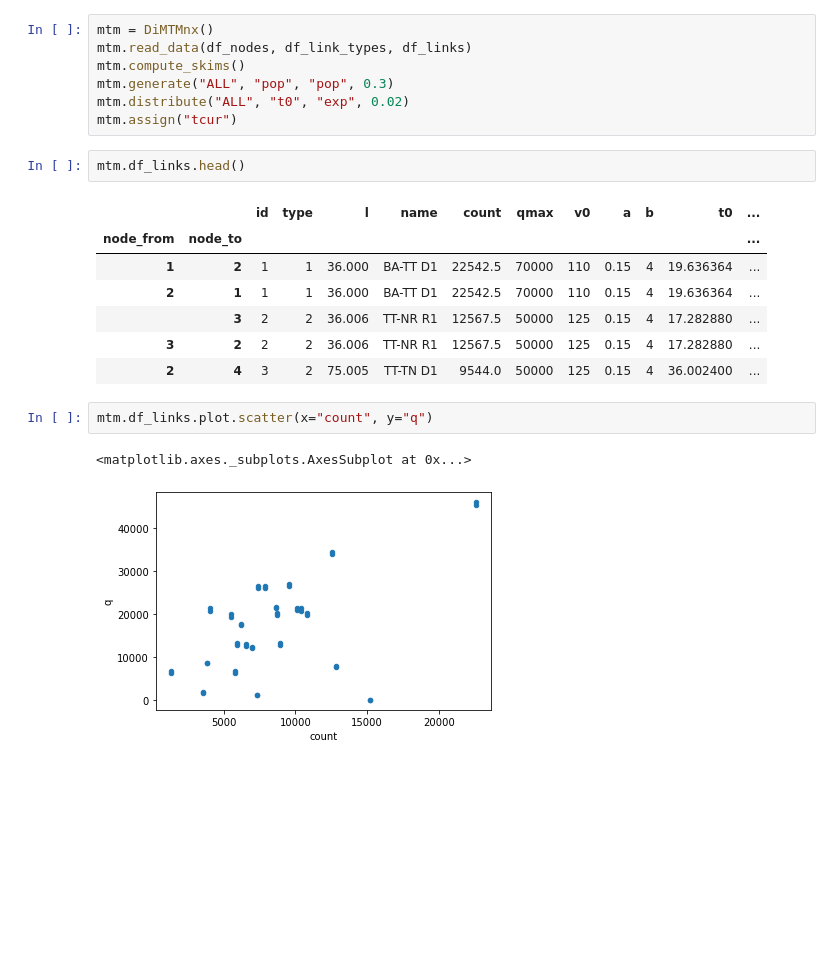
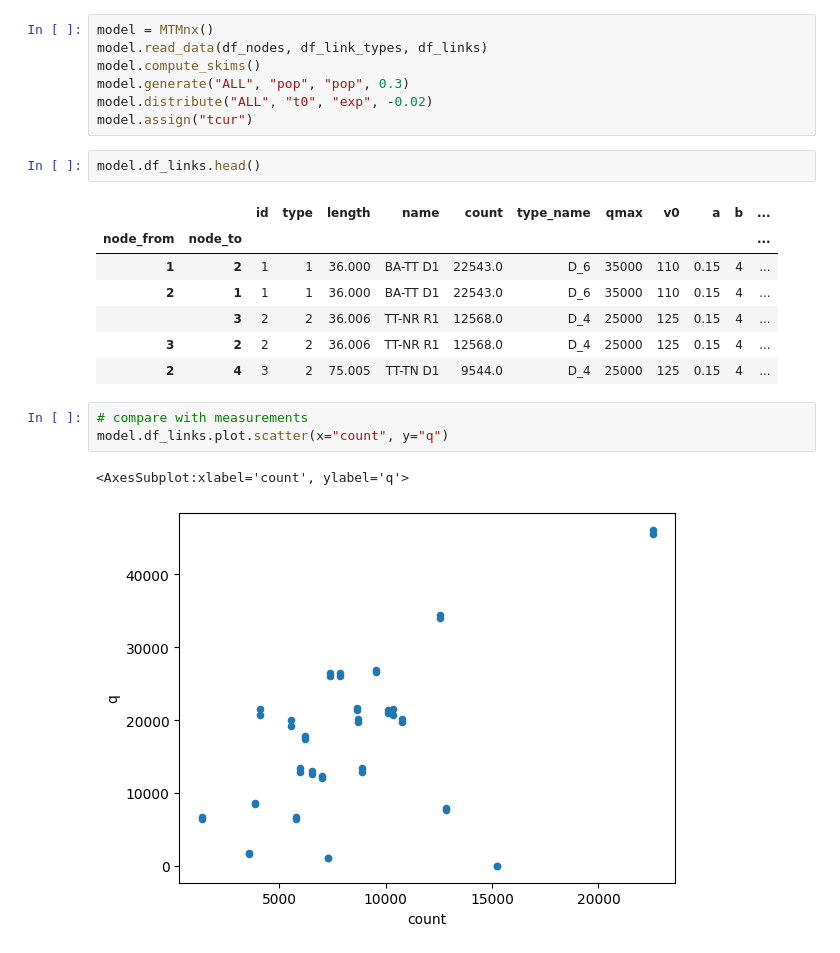
Before and after one commit to petervanya/traffic-flow, a Jupyter notebook: testing/run_all_methods_nx.ipynb, the cells around one changed output. Cells and saved outputs as stored; diff of their text form; blank space fills up the shorter version.

```diff
--- a/testing/run_all_methods_nx.ipynb
+++ b/testing/run_all_methods_nx.ipynb
@@ -68,22 +76,23 @@ df_nodes, df_link_types, df_links = load_network_2_directed()
 # %%
-mtm = DiMTMnx()
-mtm.read_data(df_nodes, df_link_types, df_links)
-mtm.compute_skims()
-mtm.generate("ALL", "pop", "pop", 0.3)
-mtm.distribute("ALL", "t0", "exp", 0.02)
-mtm.assign("tcur")
+model = MTMnx()
+model.read_data(df_nodes, df_link_types, df_links)
+model.compute_skims()
+model.generate("ALL", "pop", "pop", 0.3)
+model.distribute("ALL", "t0", "exp", -0.02)
+model.assign("tcur")
 # %%
-mtm.df_links.head()
+model.df_links.head()
 # %% [output]
-|  |  | id | type | l | name | count | qmax | v0 | a | b | t0 | ... |
+|  |  | id | type | length | name | count | type_name | qmax | v0 | a | b | ... |
 | node_from | node_to |  |  |  |  |  |  |  |  |  |  | ... |
-| 1 | 2 | 1 | 1 | 36.000 | BA-TT D1 | 22542.5 | 70000 | 110 | 0.15 | 4 | 19.636364 | ... |
-| 2 | 1 | 1 | 1 | 36.000 | BA-TT D1 | 22542.5 | 70000 | 110 | 0.15 | 4 | 19.636364 | ... |
-|  | 3 | 2 | 2 | 36.006 | TT-NR R1 | 12567.5 | 50000 | 125 | 0.15 | 4 | 17.282880 | ... |
-| 3 | 2 | 2 | 2 | 36.006 | TT-NR R1 | 12567.5 | 50000 | 125 | 0.15 | 4 | 17.282880 | ... |
-| 2 | 4 | 3 | 2 | 75.005 | TT-TN D1 | 9544.0 | 50000 | 125 | 0.15 | 4 | 36.002400 | ... |
+| 1 | 2 | 1 | 1 | 36.000 | BA-TT D1 | 22543.0 | D_6 | 35000 | 110 | 0.15 | 4 | ... |
+| 2 | 1 | 1 | 1 | 36.000 | BA-TT D1 | 22543.0 | D_6 | 35000 | 110 | 0.15 | 4 | ... |
+|  | 3 | 2 | 2 | 36.006 | TT-NR R1 | 12568.0 | D_4 | 25000 | 125 | 0.15 | 4 | ... |
+| 3 | 2 | 2 | 2 | 36.006 | TT-NR R1 | 12568.0 | D_4 | 25000 | 125 | 0.15 | 4 | ... |
+| 2 | 4 | 3 | 2 | 75.005 | TT-TN D1 | 9544.0 | D_4 | 25000 | 125 | 0.15 | 4 | ... |
 # %%
-mtm.df_links.plot.scatter(x="count", y="q")
+# compare with measurements
+model.df_links.plot.scatter(x="count", y="q")
 # %% [output]
-<matplotlib.axes._subplots.AxesSubplot at 0x...>
+<AxesSubplot:xlabel='count', ylabel='q'>
-[figure, old version]
+[figure, new version]
```
Also changed, not shown: parts of 15 cells of this notebook.
